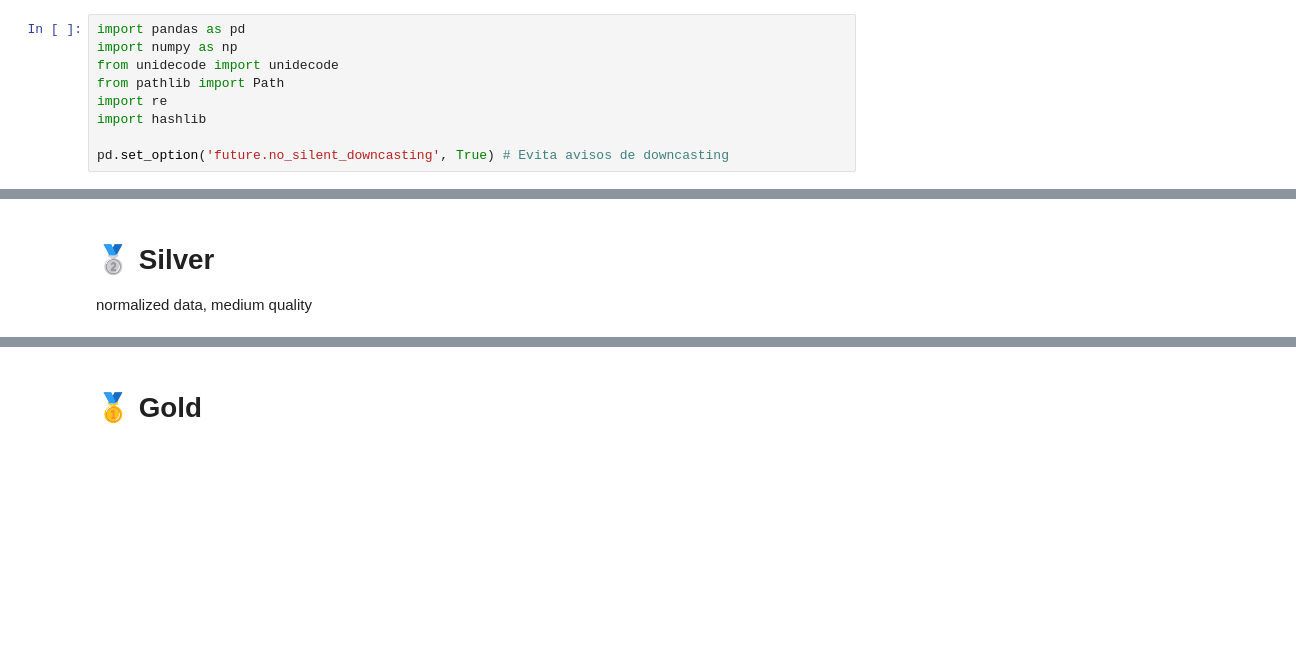
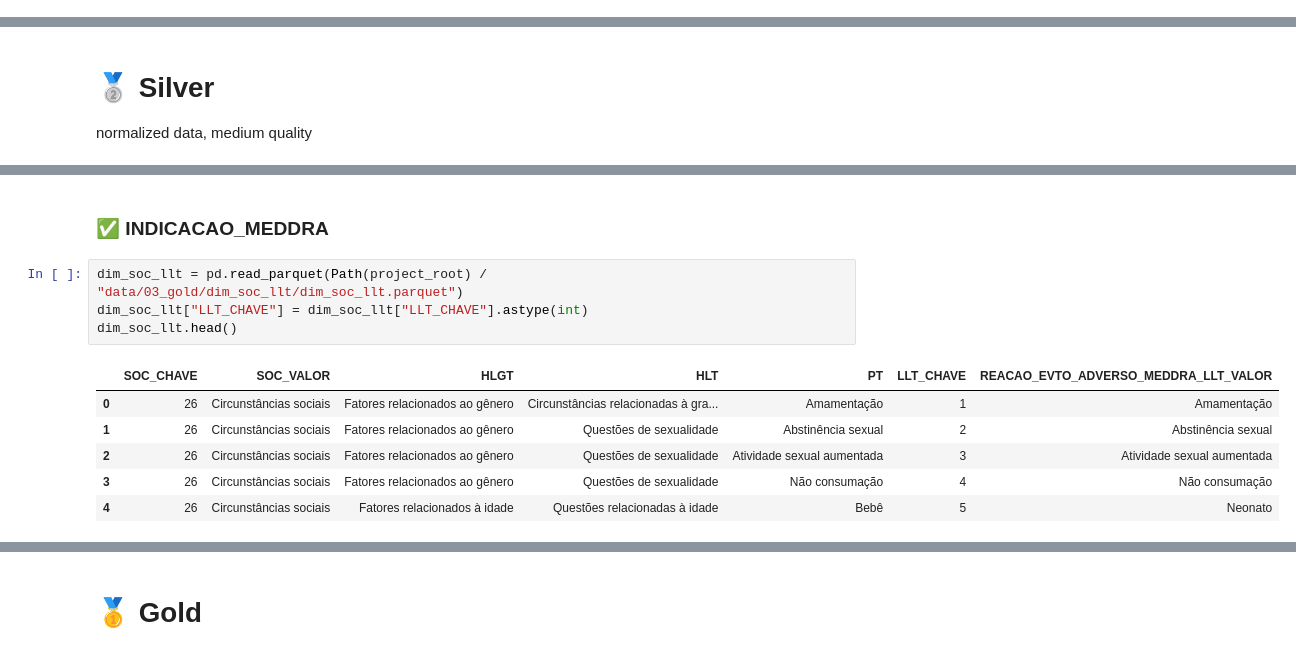
Before and after one commit to mlab-inf-ufrgs/vigimed, a Jupyter notebook: src/medicamentos/elt_fat_medicamentos.ipynb, the cells around one changed output, grey strips where cells are left out. Drawn from its saved outputs; the diff is of its cells as text; blank space fills up the shorter version.

```diff
--- a/src/medicamentos/elt_fat_medicamentos.ipynb
+++ b/src/medicamentos/elt_fat_medicamentos.ipynb
@@ -1,14 +1,5 @@
 # %% [markdown]
 #  ⭐ `fat_medicamentos`
-# %%
-import pandas as pd
-import numpy as np
-from unidecode import unidecode
-from pathlib import Path
-import re
-import hashlib
-
-pd.set_option('future.no_silent_downcasting', True) # Evita avisos de downcasting
 # %%
 %run ../../config/bootstrap.py
 
@@ -406,0 +584,13 @@ dim_indicacao_meddra.head(10)
+# %% [markdown]
+### ✅ INDICACAO_MEDDRA
+# %%
+dim_soc_llt = pd.read_parquet(Path(project_root) / "data/03_gold/dim_soc_llt/dim_soc_llt.parquet")
+dim_soc_llt["LLT_CHAVE"] = dim_soc_llt["LLT_CHAVE"].astype(int)
+dim_soc_llt.head()
+# %% [output]
+|  | SOC_CHAVE | SOC_VALOR | HLGT | HLT | PT | LLT_CHAVE | REACAO_EVTO_ADVERSO_MEDDRA_LLT_VALOR |
+| 0 | 26 | Circunstâncias sociais | Fatores relacionados ao gênero | Circunstâncias relacionadas à gra... | Amamentação | 1 | Amamentação |
+| 1 | 26 | Circunstâncias sociais | Fatores relacionados ao gênero | Questões de sexualidade | Abstinência sexual | 2 | Abstinência sexual |
+| 2 | 26 | Circunstâncias sociais | Fatores relacionados ao gênero | Questões de sexualidade | Atividade sexual aumentada | 3 | Atividade sexual aumentada |
+| 3 | 26 | Circunstâncias sociais | Fatores relacionados ao gênero | Questões de sexualidade | Não consumação | 4 | Não consumação |
+| 4 | 26 | Circunstâncias sociais | Fatores relacionados à idade | Questões relacionadas à idade | Bebê | 5 | Neonato |
```
Also changed, not shown: parts of 108 cells of this notebook, 8 other files.
